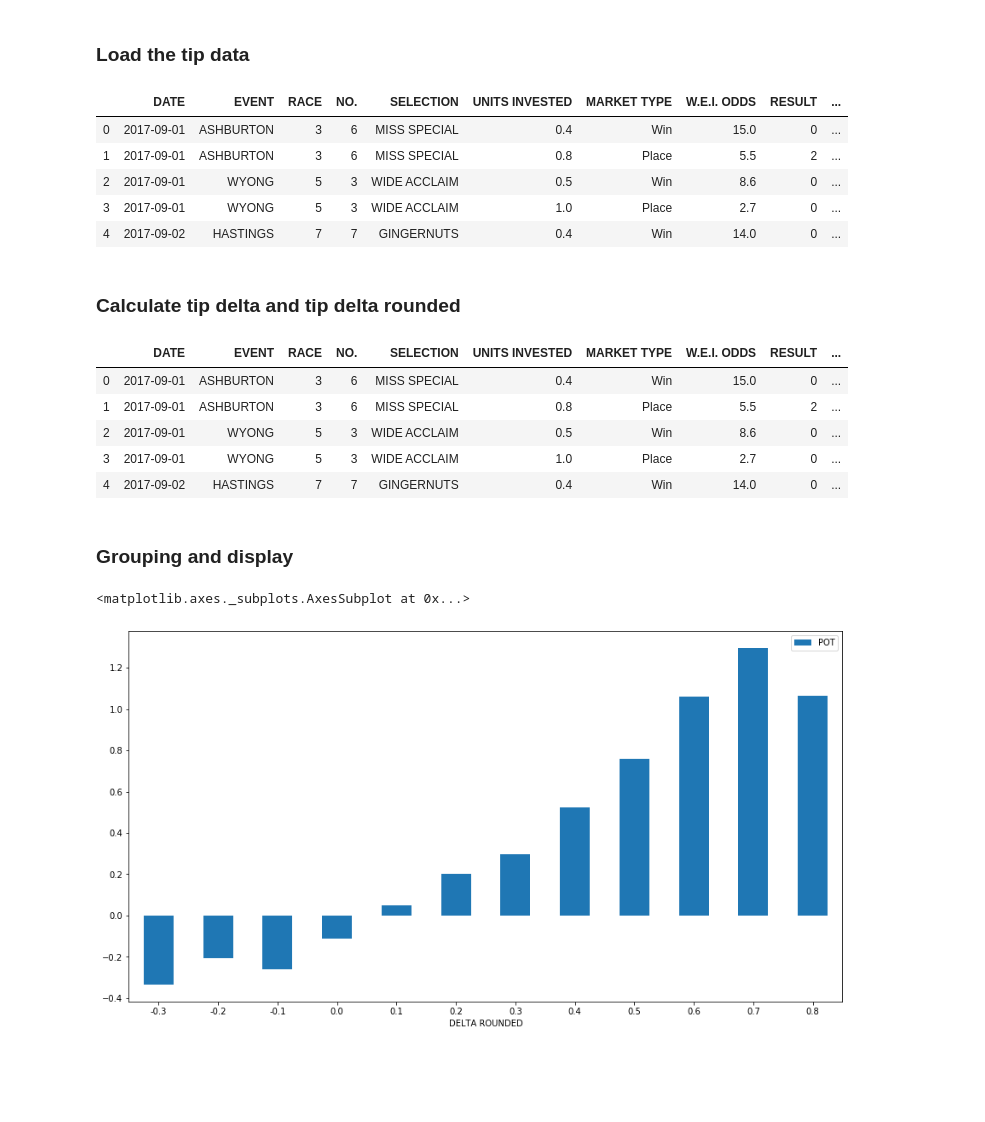
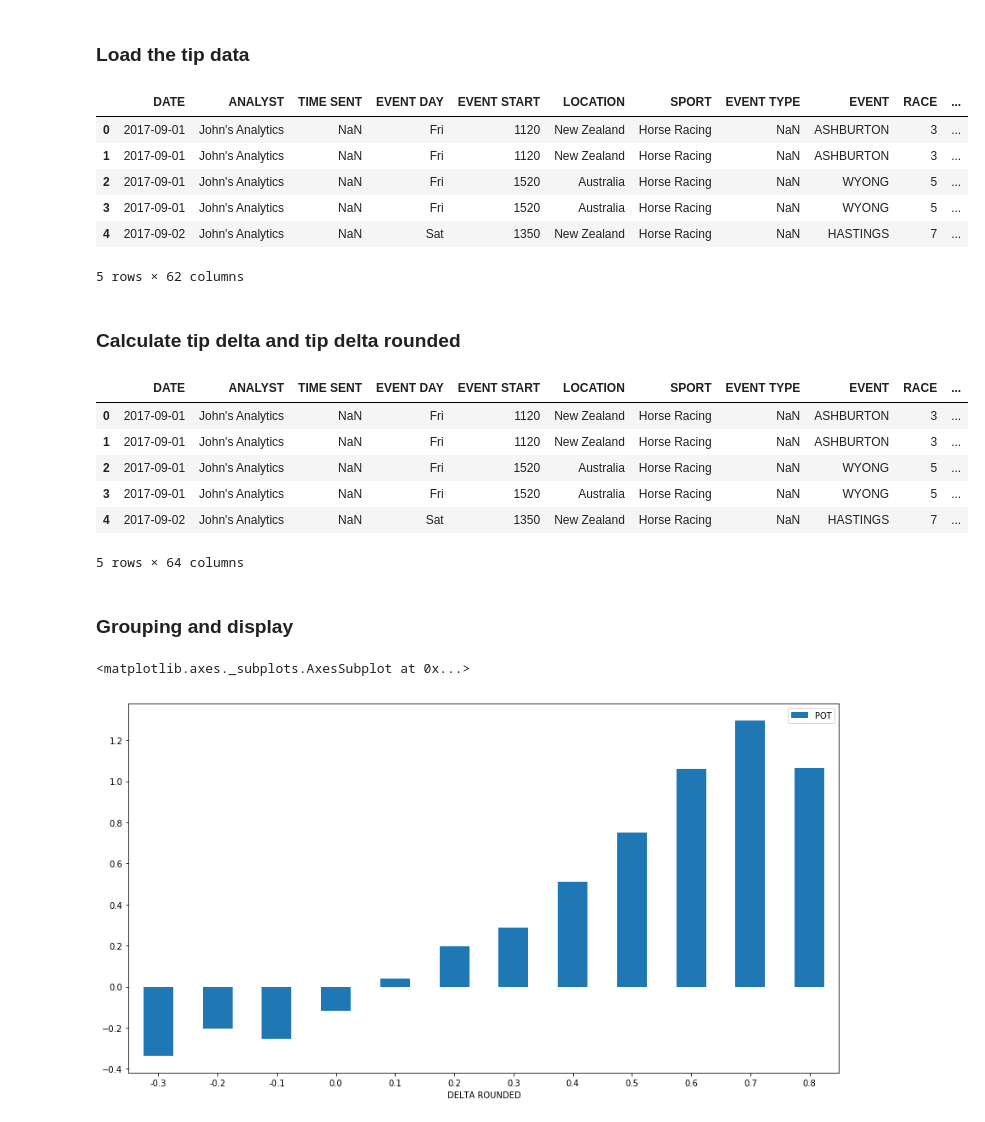
Before and after one commit to nickQuant/Notebooks, a Jupyter notebook: TipAnalysis.ipynb, the cells around one changed output. Saved outputs shown, nothing was run; the diff lists cells and outputs as text; code cells hidden in the pictures; blank space fills up the shorter version.

```diff
--- a/TipAnalysis.ipynb
+++ b/TipAnalysis.ipynb
@@ -26,16 +27,17 @@ runSql = False
 # %% [markdown]
 ### Load the tip data
 # %%
-tips= pd.read_csv('JL.csv')
+tips= pd.read_csv(r'C:\Users\Admin\OneDrive\MyPrograms\NickQuant\Notebooks\JL_UTF8.csv')
 tips['DATE'] = pd.to_datetime(tips['DATE'], format="%d/%m/%Y")
 tips.head()
 # %% [output]
-|  | DATE | EVENT | RACE | NO. | SELECTION | UNITS INVESTED | MARKET TYPE | W.E.I. ODDS | RESULT | ... |
-| 0 | 2017-09-01 | ASHBURTON | 3 | 6 | MISS SPECIAL | 0.4 | Win | 15.0 | 0 | ... |
-| 1 | 2017-09-01 | ASHBURTON | 3 | 6 | MISS SPECIAL | 0.8 | Place | 5.5 | 2 | ... |
-| 2 | 2017-09-01 | WYONG | 5 | 3 | WIDE ACCLAIM | 0.5 | Win | 8.6 | 0 | ... |
-| 3 | 2017-09-01 | WYONG | 5 | 3 | WIDE ACCLAIM | 1.0 | Place | 2.7 | 0 | ... |
-| 4 | 2017-09-02 | HASTINGS | 7 | 7 | GINGERNUTS | 0.4 | Win | 14.0 | 0 | ... |
+|  | DATE | ANALYST | TIME SENT | EVENT DAY | EVENT START | LOCATION | SPORT | EVENT TYPE | EVENT | RACE | ... |
+| 0 | 2017-09-01 | John's Analytics | NaN | Fri | 1120 | New Zealand | Horse Racing | NaN | ASHBURTON | 3 | ... |
+| 1 | 2017-09-01 | John's Analytics | NaN | Fri | 1120 | New Zealand | Horse Racing | NaN | ASHBURTON | 3 | ... |
+| 2 | 2017-09-01 | John's Analytics | NaN | Fri | 1520 | Australia | Horse Racing | NaN | WYONG | 5 | ... |
+| 3 | 2017-09-01 | John's Analytics | NaN | Fri | 1520 | Australia | Horse Racing | NaN | WYONG | 5 | ... |
+| 4 | 2017-09-02 | John's Analytics | NaN | Sat | 1350 | New Zealand | Horse Racing | NaN | HASTINGS | 7 | ... |
+5 rows × 62 columns
 # %% [markdown]
 ### Calculate tip delta and tip delta rounded
 # %%
@@ -43,12 +45,13 @@ tips['DELTA'] = (tips['BEST FIXED EMAIL SENT'] - tips['BEST FIXED CLOSING']) / t
 tips['DELTA ROUNDED'] = tips['DELTA'].apply(lambda x: round(x, 1))
 tips.head()
 # %% [output]
-|  | DATE | EVENT | RACE | NO. | SELECTION | UNITS INVESTED | MARKET TYPE | W.E.I. ODDS | RESULT | ... |
-| 0 | 2017-09-01 | ASHBURTON | 3 | 6 | MISS SPECIAL | 0.4 | Win | 15.0 | 0 | ... |
-| 1 | 2017-09-01 | ASHBURTON | 3 | 6 | MISS SPECIAL | 0.8 | Place | 5.5 | 2 | ... |
-| 2 | 2017-09-01 | WYONG | 5 | 3 | WIDE ACCLAIM | 0.5 | Win | 8.6 | 0 | ... |
-| 3 | 2017-09-01 | WYONG | 5 | 3 | WIDE ACCLAIM | 1.0 | Place | 2.7 | 0 | ... |
-| 4 | 2017-09-02 | HASTINGS | 7 | 7 | GINGERNUTS | 0.4 | Win | 14.0 | 0 | ... |
+|  | DATE | ANALYST | TIME SENT | EVENT DAY | EVENT START | LOCATION | SPORT | EVENT TYPE | EVENT | RACE | ... |
+| 0 | 2017-09-01 | John's Analytics | NaN | Fri | 1120 | New Zealand | Horse Racing | NaN | ASHBURTON | 3 | ... |
+| 1 | 2017-09-01 | John's Analytics | NaN | Fri | 1120 | New Zealand | Horse Racing | NaN | ASHBURTON | 3 | ... |
+| 2 | 2017-09-01 | John's Analytics | NaN | Fri | 1520 | Australia | Horse Racing | NaN | WYONG | 5 | ... |
+| 3 | 2017-09-01 | John's Analytics | NaN | Fri | 1520 | Australia | Horse Racing | NaN | WYONG | 5 | ... |
+| 4 | 2017-09-02 | John's Analytics | NaN | Sat | 1350 | New Zealand | Horse Racing | NaN | HASTINGS | 7 | ... |
+5 rows × 64 columns
 # %% [markdown]
 ### Grouping and display
 # %%
@@ -60,7 +63,7 @@ tipsGrouped
 tipsGrouped[(tipsGrouped['DELTA ROUNDED'] > -0.4) & (tipsGrouped['DELTA ROUNDED'] < 0.9)].plot.bar(x='DELTA ROUNDED', y='POT', rot=0, figsize=(15,8))
 # %% [output]
 <matplotlib.axes._subplots.AxesSubplot at 0x...>
-[figure, old version]
+[figure, new version]
 # %%
 tipsGrouped
 # %% [output]
```
Also changed, not shown: parts of 4 cells of this notebook, 1 other file.
